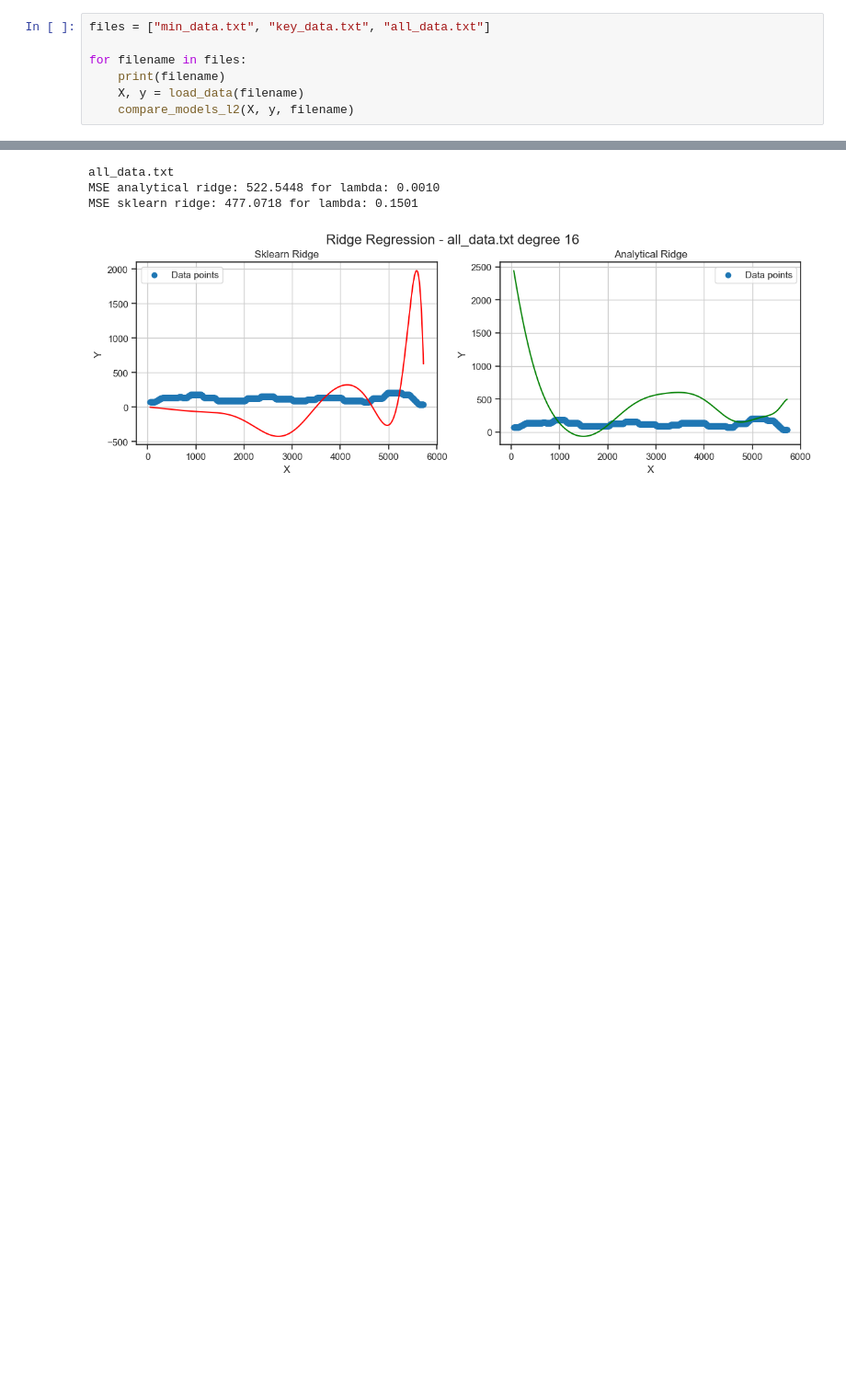
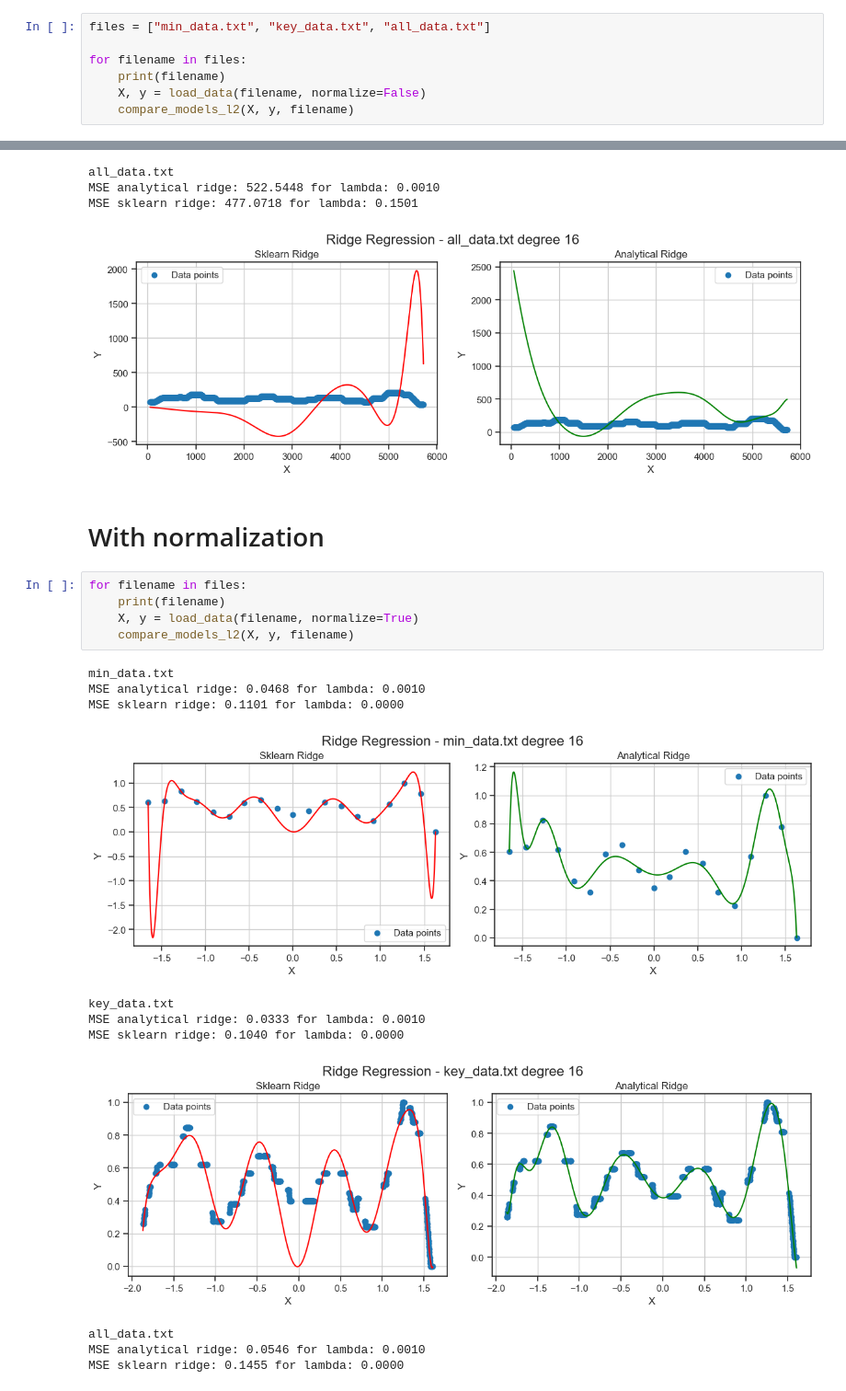
Before and after one commit to adamzsl/machine-learning, a Jupyter notebook: linear_regression/linear_regression.ipynb, the cells around one changed output, grey strips where cells are left out. Shown at 92% size. Saved outputs shown, nothing was run; the diff lists cells and outputs as text; blank space fills up the shorter version.

Commit message:
normalization

```diff
--- a/linear_regression/linear_regression.ipynb
+++ b/linear_regression/linear_regression.ipynb
@@ -439,7 +446,7 @@ files = ["min_data.txt", "key_data.txt", "all_data.txt"]
 
 for filename in files:
     print(filename)
-    X, y = load_data(filename)
+    X, y = load_data(filename, normalize=False)
     compare_models_l2(X, y, filename)
 # %% [output]
 min_data.txt
@@ -454,3 +461,22 @@ all_data.txt
 MSE analytical ridge: 522.5448 for lambda: 0.0010
 MSE sklearn ridge: 477.0718 for lambda: 0.1501
 [figure]
+# %% [markdown]
+# With normalization
+# %%
+for filename in files:
+    print(filename)
+    X, y = load_data(filename, normalize=True)
+    compare_models_l2(X, y, filename)
+# %% [output]
+min_data.txt
+MSE analytical ridge: 0.0468 for lambda: 0.0010
+MSE sklearn ridge: 0.1101 for lambda: 0.0000
+[figure, added]
+key_data.txt
+MSE analytical ridge: 0.0333 for lambda: 0.0010
+MSE sklearn ridge: 0.1040 for lambda: 0.0000
+[figure, added]
+all_data.txt
+MSE analytical ridge: 0.0546 for lambda: 0.0010
+MSE sklearn ridge: 0.1455 for lambda: 0.0000
```
Also changed, not shown: parts of 10 cells of this notebook, 1 other file.
